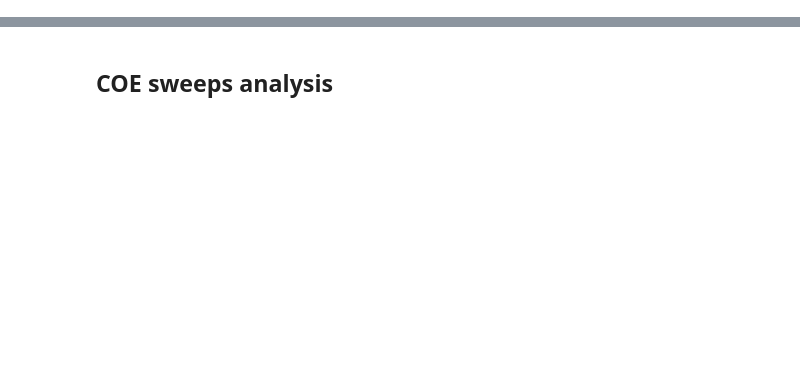
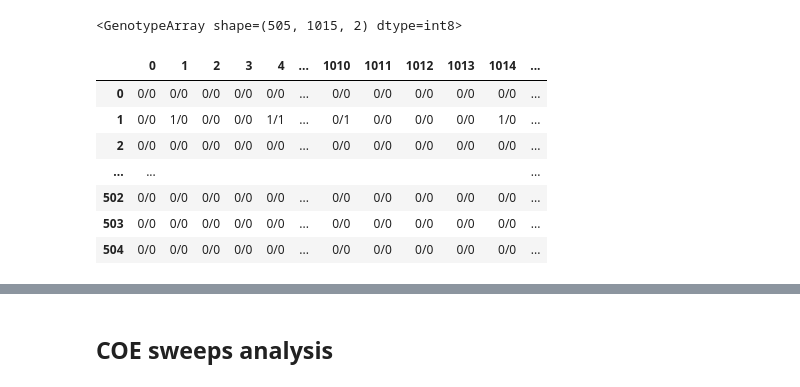
Before and after one commit to sanjaynagi/locusPocus, a Jupyter notebook: workflow/notebooks/HaplotypeClustering-COEAE1F_2F.ipynb, the cells around one changed output, grey strips where cells are left out. Saved outputs shown, nothing was run; the diff lists cells and outputs as text; code cells hidden in the pictures; blank space fills up the shorter version.

```diff
--- a/workflow/notebooks/HaplotypeClustering-COEAE1F_2F.ipynb
+++ b/workflow/notebooks/HaplotypeClustering-COEAE1F_2F.ipynb
@@ -9,3 +9,27 @@ import sys
 sys.path.insert(0, '/home/sanj/projects/gaardian/workflow/scripts/')
 import probetools as probe
 %run hapclust.py
+# %%
+keys = ['samples',
+ 'variants/ALT',
+ 'variants/CHROM',
+ 'variants/FILTER_PASS',
+ 'variants/ID',
+ 'variants/POS',
+ 'variants/QUAL',
+ 'variants/REF', 'calldata/GT']
+
+vcf = allel.read_vcf("../../results/phasing/phasedMulti28_5.vcf", fields=keys)
+# %%
+geno = allel.GenotypeArray(vcf['calldata/GT'])
+geno
+# %% [output]
+<GenotypeArray shape=(505, 1015, 2) dtype=int8>
+|  | 0 | 1 | 2 | 3 | 4 | ... | 1010 | 1011 | 1012 | 1013 | 1014 | ... |
+| 0 | 0/0 | 0/0 | 0/0 | 0/0 | 0/0 | ... | 0/0 | 0/0 | 0/0 | 0/0 | 0/0 | ... |
+| 1 | 0/0 | 1/0 | 0/0 | 0/0 | 1/1 | ... | 0/1 | 0/0 | 0/0 | 0/0 | 1/0 | ... |
+| 2 | 0/0 | 0/0 | 0/0 | 0/0 | 0/0 | ... | 0/0 | 0/0 | 0/0 | 0/0 | 0/0 | ... |
+| ... | ... |  |  |  |  |  |  |  |  |  |  | ... |
+| 502 | 0/0 | 0/0 | 0/0 | 0/0 | 0/0 | ... | 0/0 | 0/0 | 0/0 | 0/0 | 0/0 | ... |
+| 503 | 0/0 | 0/0 | 0/0 | 0/0 | 0/0 | ... | 0/0 | 0/0 | 0/0 | 0/0 | 0/0 | ... |
+| 504 | 0/0 | 0/0 | 0/0 | 0/0 | 0/0 | ... | 0/0 | 0/0 | 0/0 | 0/0 | 0/0 | ... |
```
Also changed, not shown: parts of 2 cells of this notebook, 3 other files.
